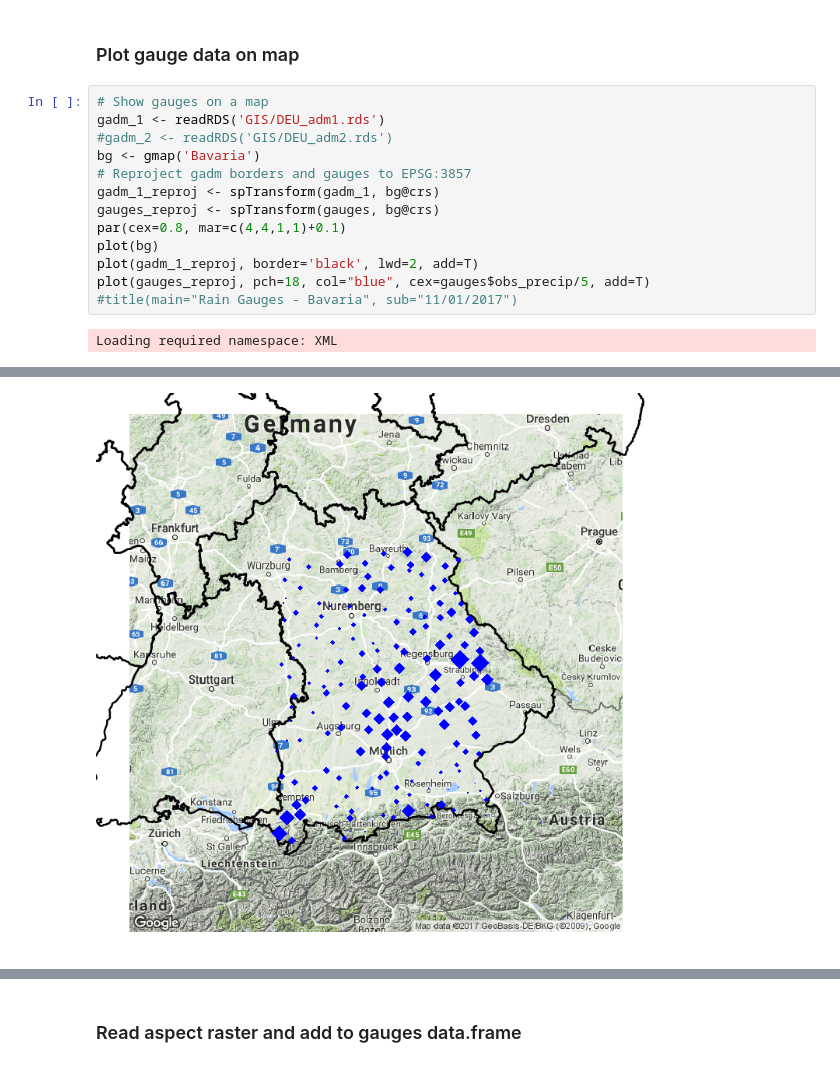
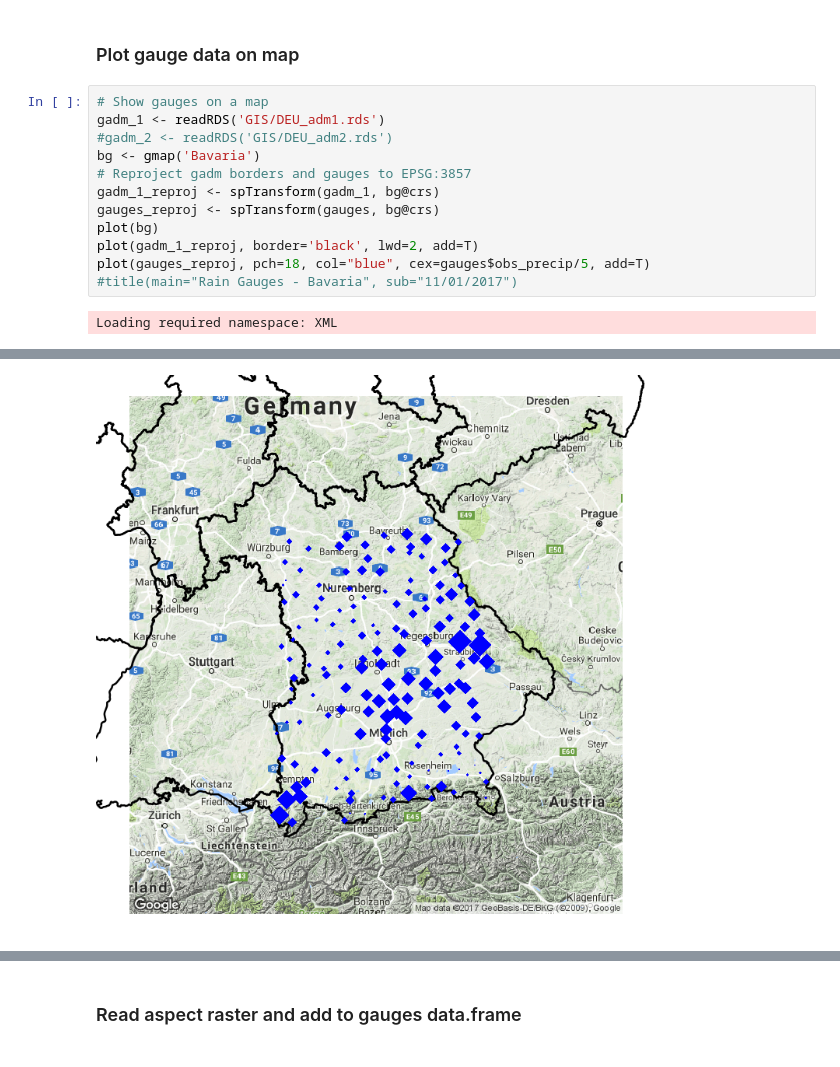
Before and after one commit to micha-silver/point_patterns, a Jupyter notebook: Point Pattern GWR.ipynb, the cells around one changed output, grey strips where cells are left out. Cells and saved outputs as stored; diff of their text form.

```diff
--- a/Point Pattern GWR.ipynb
+++ b/Point Pattern GWR.ipynb
@@ -80,18 +81,17 @@ attr(,"package")
 # %%
 # Show gauges on a map
 gadm_1 <- readRDS('GIS/DEU_adm1.rds')
 #gadm_2 <- readRDS('GIS/DEU_adm2.rds')
 bg <- gmap('Bavaria')
 # Reproject gadm borders and gauges to EPSG:3857
 gadm_1_reproj <- spTransform(gadm_1, bg@crs)
 gauges_reproj <- spTransform(gauges, bg@crs)
-par(cex=0.8, mar=c(4,4,1,1)+0.1)
 plot(bg)
 plot(gadm_1_reproj, border='black', lwd=2, add=T)
 plot(gauges_reproj, pch=18, col="blue", cex=gauges$obs_precip/5, add=T)
 #title(main="Rain Gauges - Bavaria", sub="11/01/2017")
 # %% [output]
 Loading required namespace: XML
 [figure]
-[figure, old version]
+[figure, new version]
 # %% [markdown]
```
Also changed, not shown: parts of 5 cells of this notebook.
